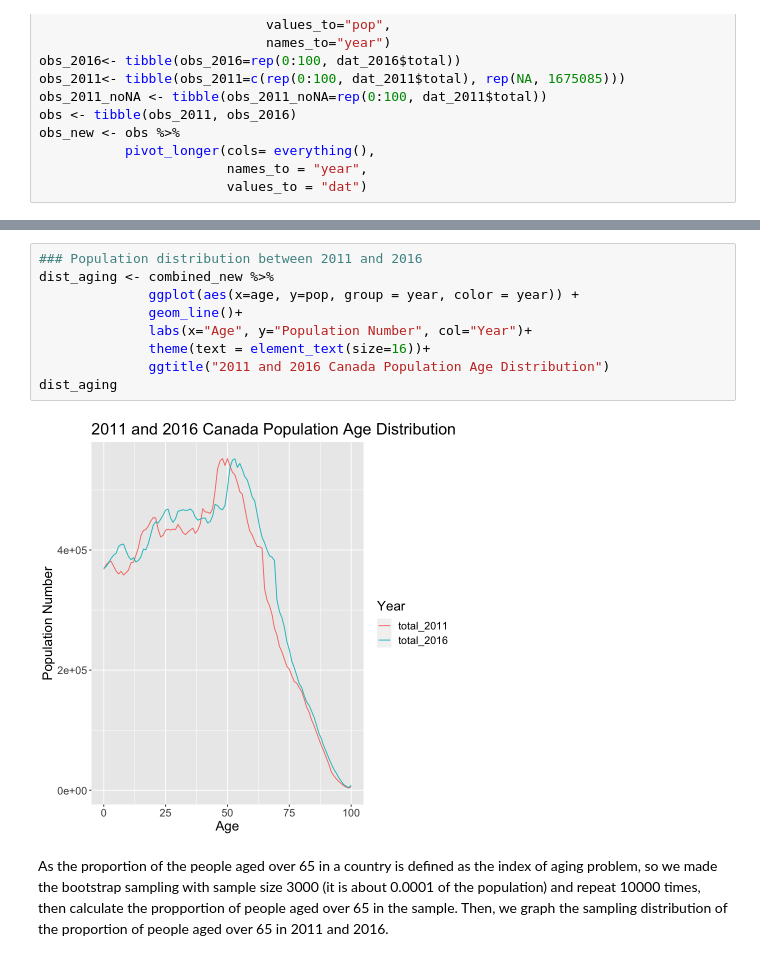
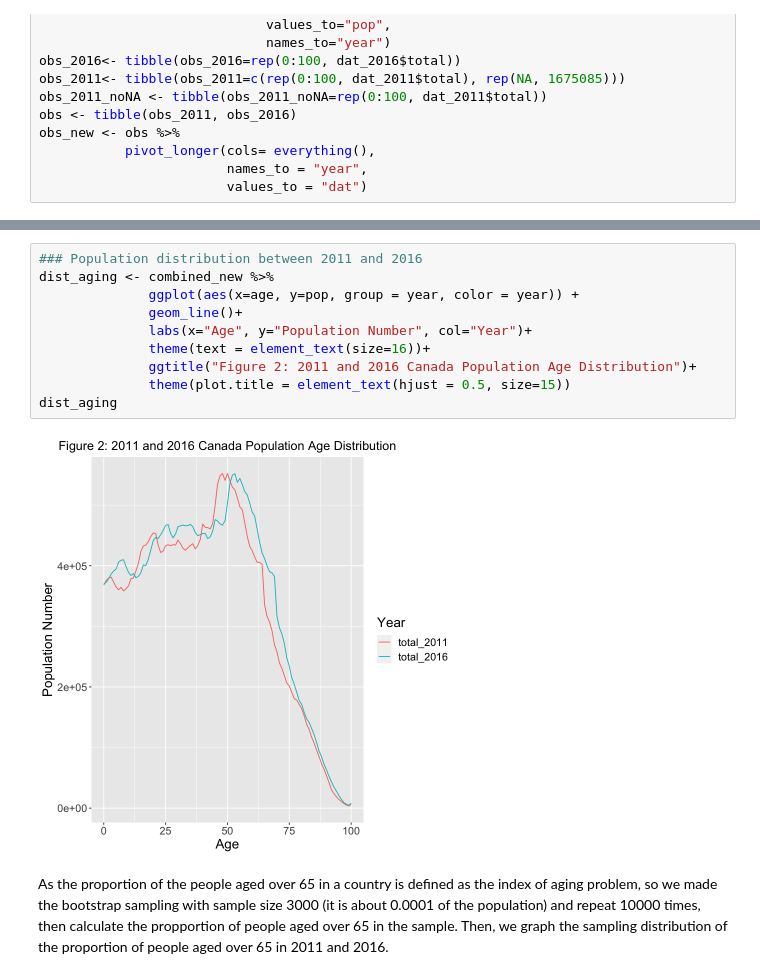
Before and after one commit to felixmachaoran/Age_Distibution, a Jupyter notebook: proposal.ipynb, the cells around one changed output, grey strips where cells are left out. Drawn from its saved outputs; the diff is of its cells as text.

```diff
--- a/proposal.ipynb
+++ b/proposal.ipynb
@@ -101,14 +120,15 @@ The Population distribution below show that the 2016 population distribution is
 # %%
 ### Population distribution between 2011 and 2016
 dist_aging <- combined_new %>%
               ggplot(aes(x=age, y=pop, group = year, color = year)) +
               geom_line()+
               labs(x="Age", y="Population Number", col="Year")+
               theme(text = element_text(size=16))+
-              ggtitle("2011 and 2016 Canada Population Age Distribution")
+              ggtitle("Figure 2: 2011 and 2016 Canada Population Age Distribution")+
+              theme(plot.title = element_text(hjust = 0.5, size=15))
 dist_aging
 # %% [output]
-[figure, old version]
+[figure, new version]
 # %% [markdown]
 As the proportion of the people aged over 65 in a country is defined as the index of aging problem, so we made the bootstrap sampling with sample size 3000 (it is about 0.0001 of the population) and repeat 10000 times, then calculate the propportion of people aged over 65 in the sample. Then, we graph the sampling distribution of the proportion of people aged over 65 in 2011 and 2016.
 # %%
```
Also changed, not shown: parts of 10 cells of this notebook.
